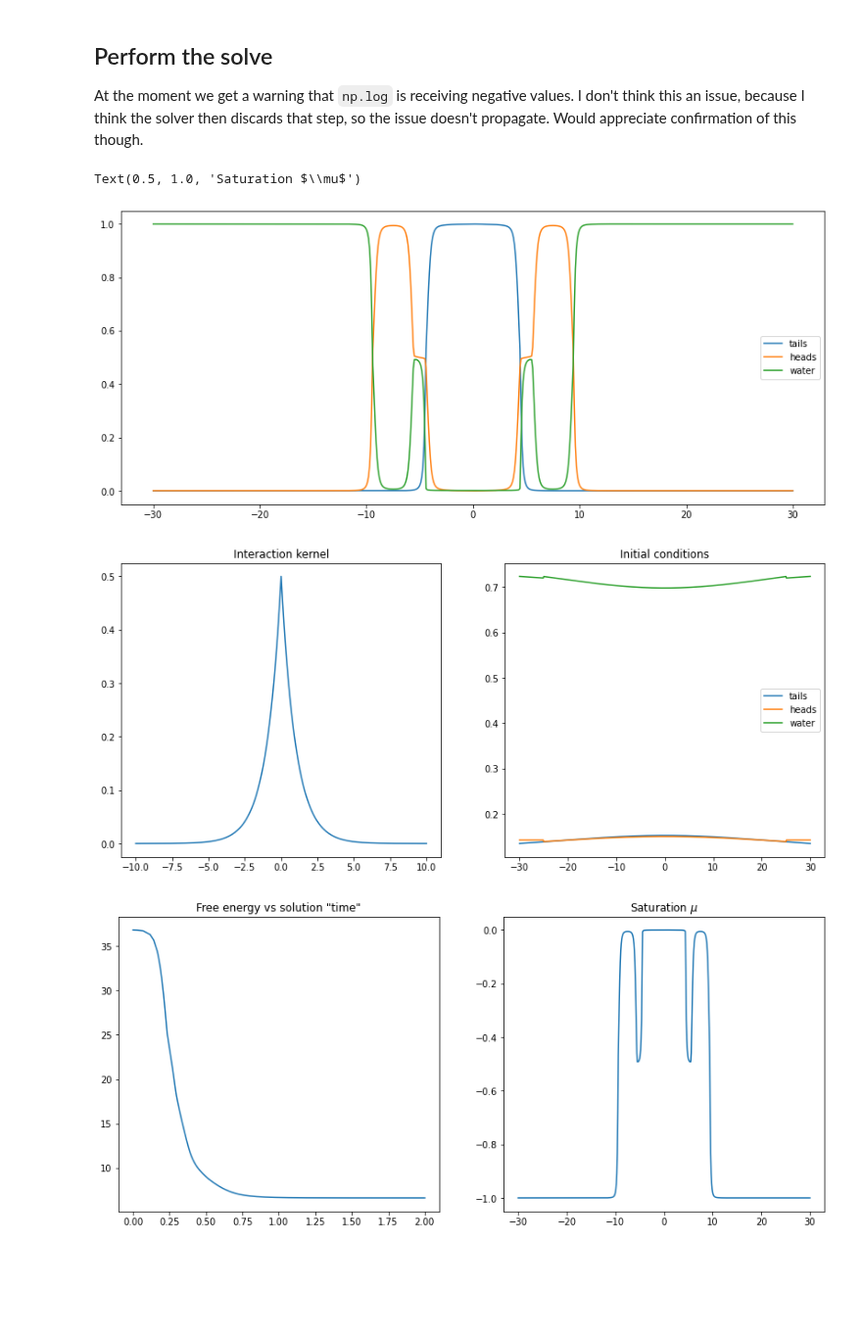
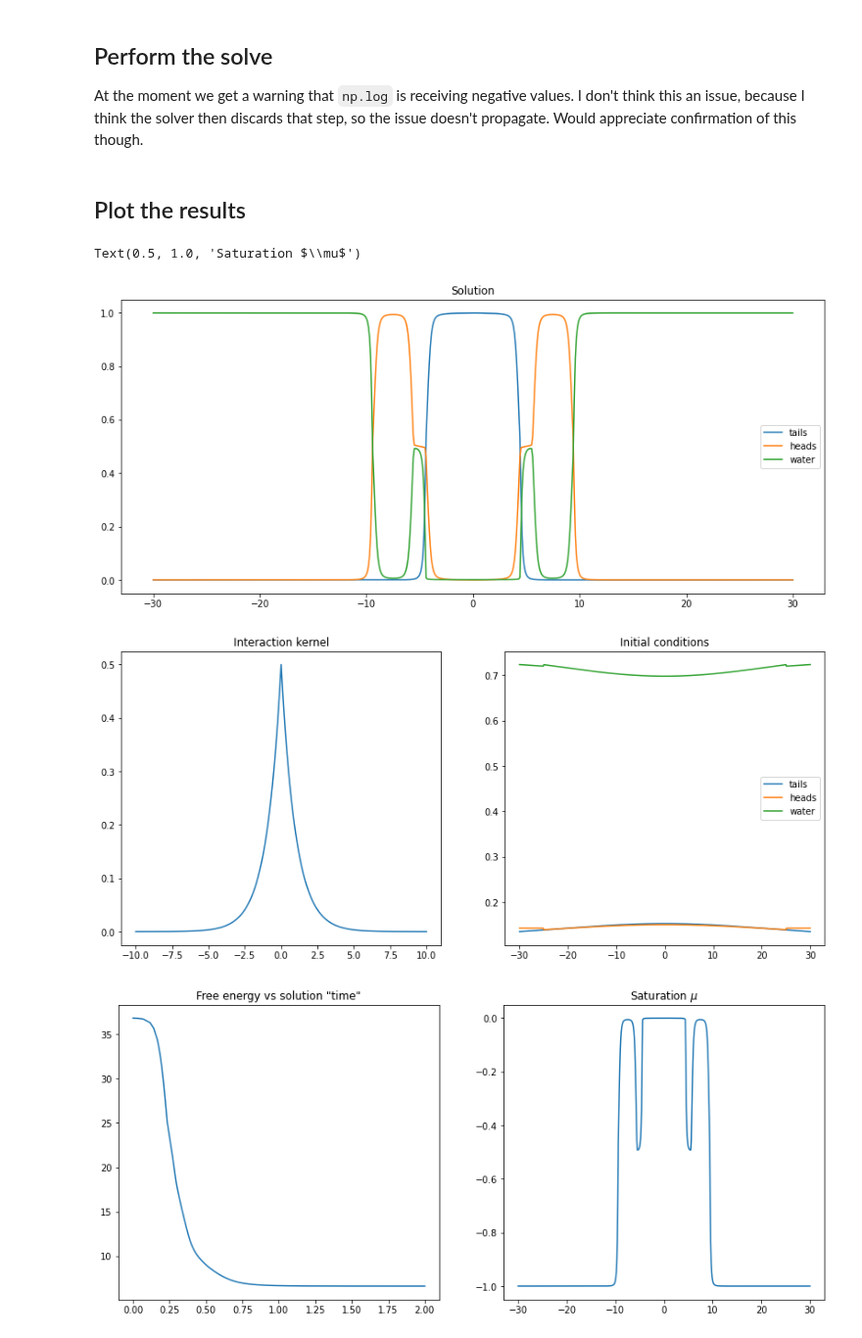
Before and after one commit to rgbrown/lipids, a Jupyter notebook: notebooks/1D Lipids.ipynb, the cells around one changed output. Shown at 98% size. Drawn from its saved outputs; the diff is of its cells as text; code cells hidden in the pictures; blank space fills up the shorter version.

```diff
--- a/notebooks/1D Lipids.ipynb
+++ b/notebooks/1D Lipids.ipynb
@@ -160,12 +160,13 @@ def tau_e_minus(y):
 def convolve_with_kappa(y):
     return dx*convolve1d(y, kappa, mode='wrap')
 
+# excludes the penalty term, so represents the actual defined free energy
 def free_energy(u, v):
     kuv = convolve_with_kappa(u + v)
     return np.sum(u*np.log(u) + v*np.log(v) + alpha*(1 - u - v)*kuv)*dx
 
 def rhs_bp(t, y):
-    u = y[0:N]
+    u = y[:N]
     v = y[N:]
 
     # mu = K*np.maximum(u + tau_e_minus(u) + v + tau_e_plus(v) - 1, 0)
@@ -191,6 +192,8 @@ soln = solve_ivp(rhs_bp, (0, 2), y0, method='Radau')
 
 # Calculate the free energy over the solution
 F = np.array([free_energy(y[:N], y[N:]) for y in soln.y.T])
+# %% [markdown]
+## Plot the results
 # %%
 # Plot everything
 def plot_solution(u, v):
@@ -198,33 +201,34 @@ def plot_solution(u, v):
     heads = tau_e_minus(u) + tau_e_plus(v)
     water = 1 - heads - tails
     plt.plot(x, tails, x, heads, x, water)
     plt.legend(('tails', 'heads', 'water'))
 
 plt.figure(figsize=(14, 6))
 u = soln.y[:N, -1]
 v = soln.y[N:, -1]
 plot_solution(u, v)
+plt.title('Solution')
 
 plt.subplots(1,2, figsize=(14,6))
 plt.subplot(1,2,1)
 plt.plot(x_ker, kappa)
 plt.title("Interaction kernel")
 
 plt.subplot(1,2,2)
 plot_solution(u0, v0)
 plt.title('Initial conditions')
 
 plt.subplots(1,2, figsize=(14, 6))
 plt.subplot(1,2,1)
 plt.plot(soln.t, F)
 plt.title("Free energy vs solution \"time\"")
 
 mu = u + tau_e_minus(u) + v + tau_e_plus(v) - 1
 plt.subplot(1,2,2)
 plt.plot(x, mu)
 plt.title("Saturation $\mu$")
 # %% [output]
 Text(0.5, 1.0, 'Saturation $\\mu$')
-[figure, old version]
+[figure, new version]
 [figure]
 [figure]
```
Also changed, not shown: parts of 1 cell of this notebook.
